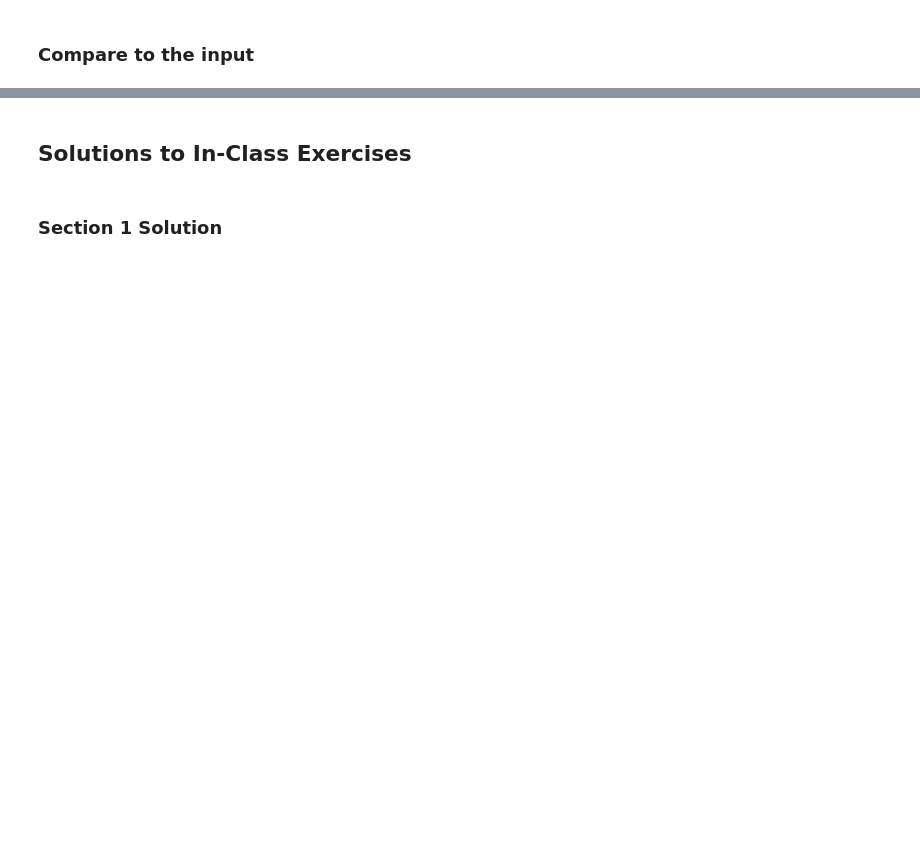
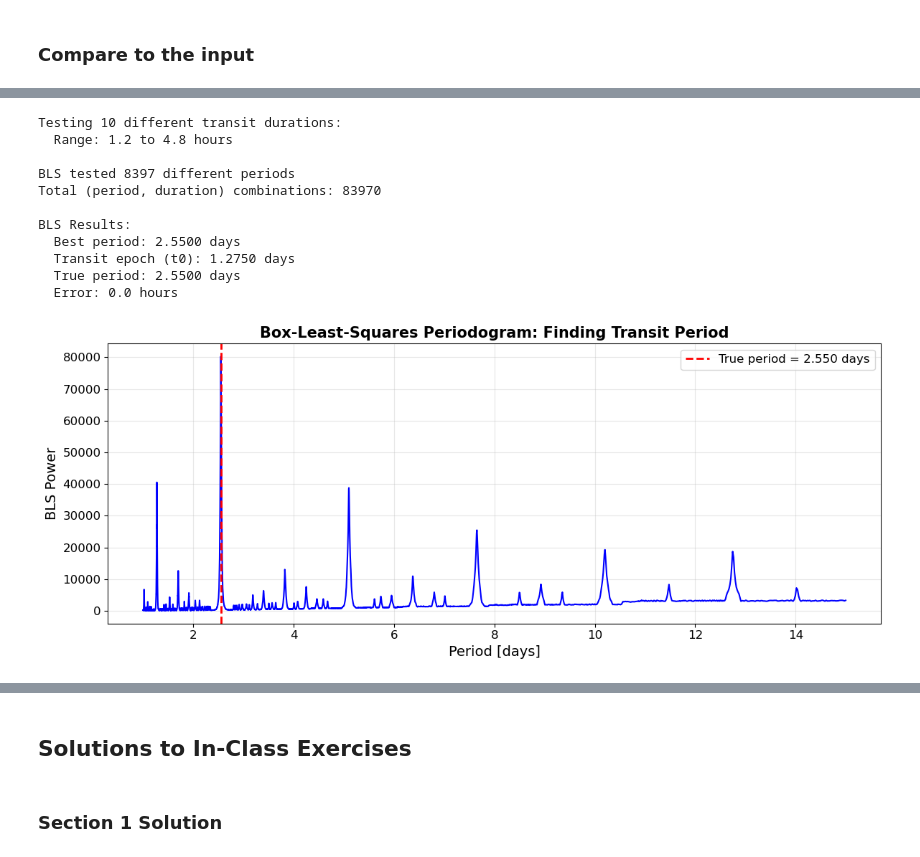
Before and after one commit to itviolin2013/Astro1221, a Jupyter notebook: Class Exercises/Class-30-Exercise.ipynb, the cells around one changed output, grey strips where cells are left out. Drawn from its saved outputs; the diff is of its cells as text; code cells hidden in the pictures; blank space fills up the shorter version.

```diff
--- a/Class Exercises/Class-30-Exercise.ipynb
+++ b/Class Exercises/Class-30-Exercise.ipynb
@@ -823,0 +1020,64 @@ plt.show()
+# %%
+from astropy.timeseries import BoxLeastSquares
+
+# Test transit durations from 0.05 to 0.2 days (1.2 to 4.8 hours)
+durations_test = np.linspace(0.05, 0.2, 10)
+
+print(f"Testing {len(durations_test)} different transit durations:")
+print(f"  Range: {durations_test[0]*24:.1f} to {durations_test[-1]*24:.1f} hours")
+
+# Create BLS object
+bls = BoxLeastSquares(times_multi, flux_multi_observed, dy=flux_multi_err)
+
+# Run BLS
+bls_result = bls.autopower(
+    durations_test,              # Transit durations to test
+    minimum_period=1.0,          # Don't search below 1 day
+    maximum_period=15.0,         # Don't search above 15 days
+    frequency_factor=2.0         # Grid spacing (2.0 is good default)
+)
+
+print(f"\nBLS tested {len(bls_result.period)} different periods")
+print(f"Total (period, duration) combinations: {len(bls_result.period) * len(durations_test)}")
+
+# Extract results
+periods_bls = bls_result.period
+power_bls = bls_result.power
+
+# Plot BLS periodogram
+# Note that the shortest period has the greatest power
+plt.figure(figsize=(12, 5))
+plt.plot(periods_bls, power_bls, 'b-', linewidth=1.5)
+plt.axvline(x=period, color='red', linestyle='--', linewidth=2,
+           label=f'True period = {period:.3f} days')
+plt.xlabel('Period [days]', fontsize=14)
+plt.ylabel('BLS Power', fontsize=14)
+plt.title('Box-Least-Squares Periodogram: Finding Transit Period', fontsize=15, fontweight='bold')
+plt.legend(fontsize=12)
+plt.grid(True, alpha=0.3)
+plt.tight_layout()
+plt.show
+
+# Find best period
+best_idx = np.argmax(power_bls)
+best_period_bls = periods_bls[best_idx]
+best_t0_bls = bls_result.transit_time[best_idx]
+
+print(f"\nBLS Results:")
+print(f"  Best period: {best_period_bls:.4f} days")
+print(f"  Transit epoch (t0): {best_t0_bls:.4f} days")
+print(f"  True period: {period:.4f} days")
+print(f"  Error: {abs(best_period_bls - period)*24:.1f} hours")
+# %% [output]
+Testing 10 different transit durations:
+  Range: 1.2 to 4.8 hours
+
+BLS tested 8397 different periods
+Total (period, duration) combinations: 83970
+
+BLS Results:
+  Best period: 2.5500 days
+  Transit epoch (t0): 1.2750 days
+  True period: 2.5500 days
+  Error: 0.0 hours
+[figure, added]
```
Also changed, not shown: parts of 31 cells of this notebook.
